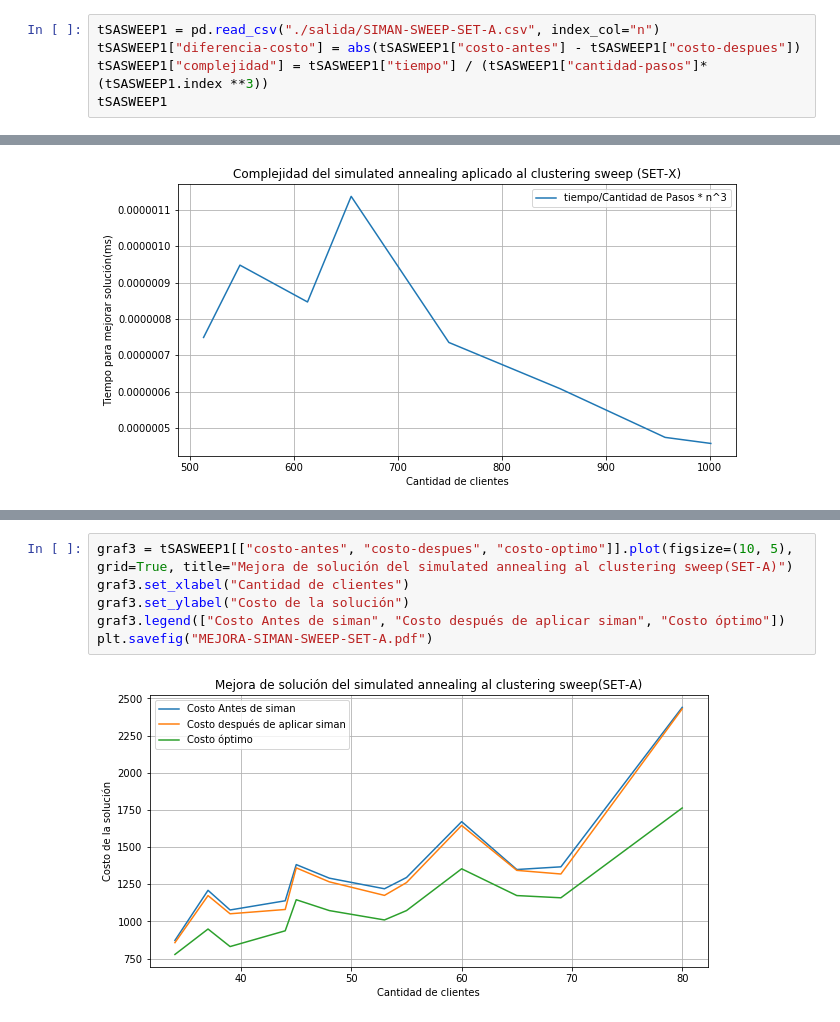
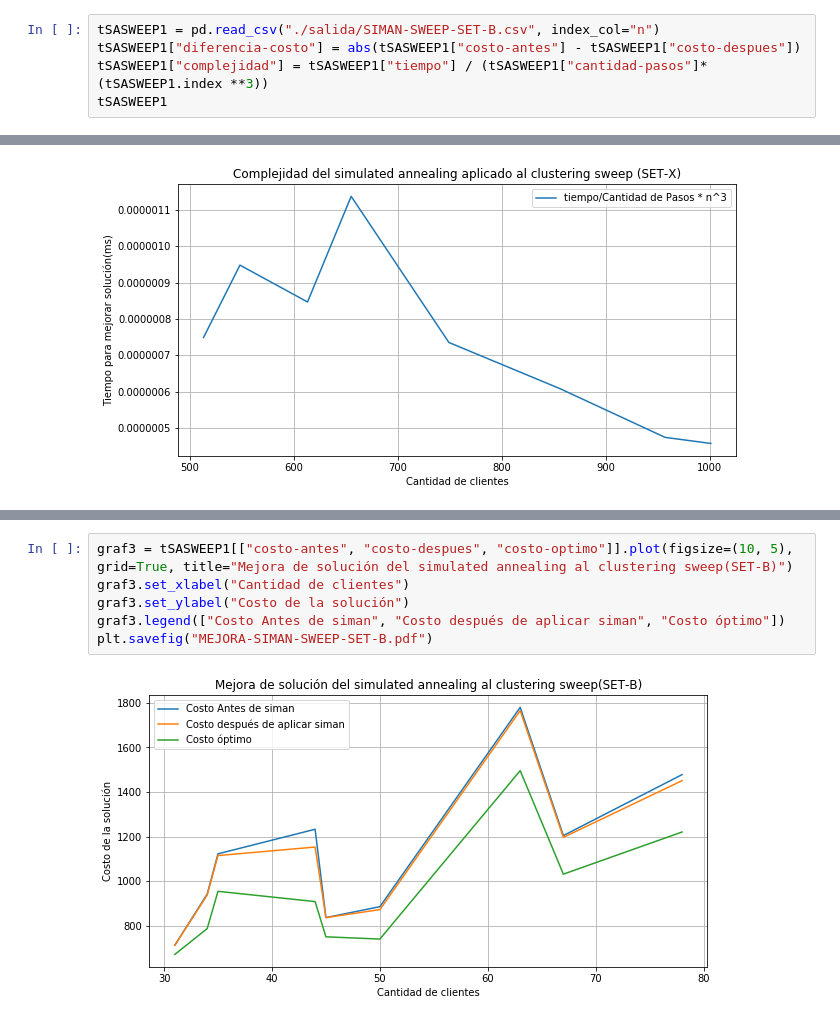
Before and after one commit to gonzalokun/AEDTP3Cod45, a Jupyter notebook: AED3TP3.ipynb, the cells around one changed output, grey strips where cells are left out. Cells and saved outputs as stored; diff of their text form.

```diff
--- a/AED3TP3.ipynb
+++ b/AED3TP3.ipynb
@@ -341,7 +341,7 @@ plt.savefig("COMPLEJIDAD-SET-BIGN.pdf")
 # %%
 #AHORA VIENE SIMAN
 # %%
-tSASWEEP1 = pd.read_csv("./salida/SIMAN-SWEEP-SET-A.csv", index_col="n")
+tSASWEEP1 = pd.read_csv("./salida/SIMAN-SWEEP-SET-B.csv", index_col="n")
 tSASWEEP1["diferencia-costo"] = abs(tSASWEEP1["costo-antes"] - tSASWEEP1["costo-despues"])
 tSASWEEP1["complejidad"] = tSASWEEP1["tiempo"] / (tSASWEEP1["cantidad-pasos"]*(tSASWEEP1.index **3))
 tSASWEEP1
@@ -451,9 +467,9 @@ plt.savefig("COMPLEJIDAD-SIMAN-VMC-SET-A.pdf")
 # %%
-graf3 = tSASWEEP1[["costo-antes", "costo-despues", "costo-optimo"]].plot(figsize=(10, 5), grid=True, title="Mejora de solución del simulated annealing al clustering sweep(SET-A)")
+graf3 = tSASWEEP1[["costo-antes", "costo-despues", "costo-optimo"]].plot(figsize=(10, 5), grid=True, title="Mejora de solución del simulated annealing al clustering sweep(SET-B)")
 graf3.set_xlabel("Cantidad de clientes")
 graf3.set_ylabel("Costo de la solución")
 graf3.legend(["Costo Antes de siman", "Costo después de aplicar siman", "Costo óptimo"])
-plt.savefig("MEJORA-SIMAN-SWEEP-SET-A.pdf")
+plt.savefig("MEJORA-SIMAN-SWEEP-SET-B.pdf")
 # %% [output]
-[figure, old version]
+[figure, new version]
 # %%
```
Also changed, not shown: parts of 17 cells of this notebook, 46 other files.
